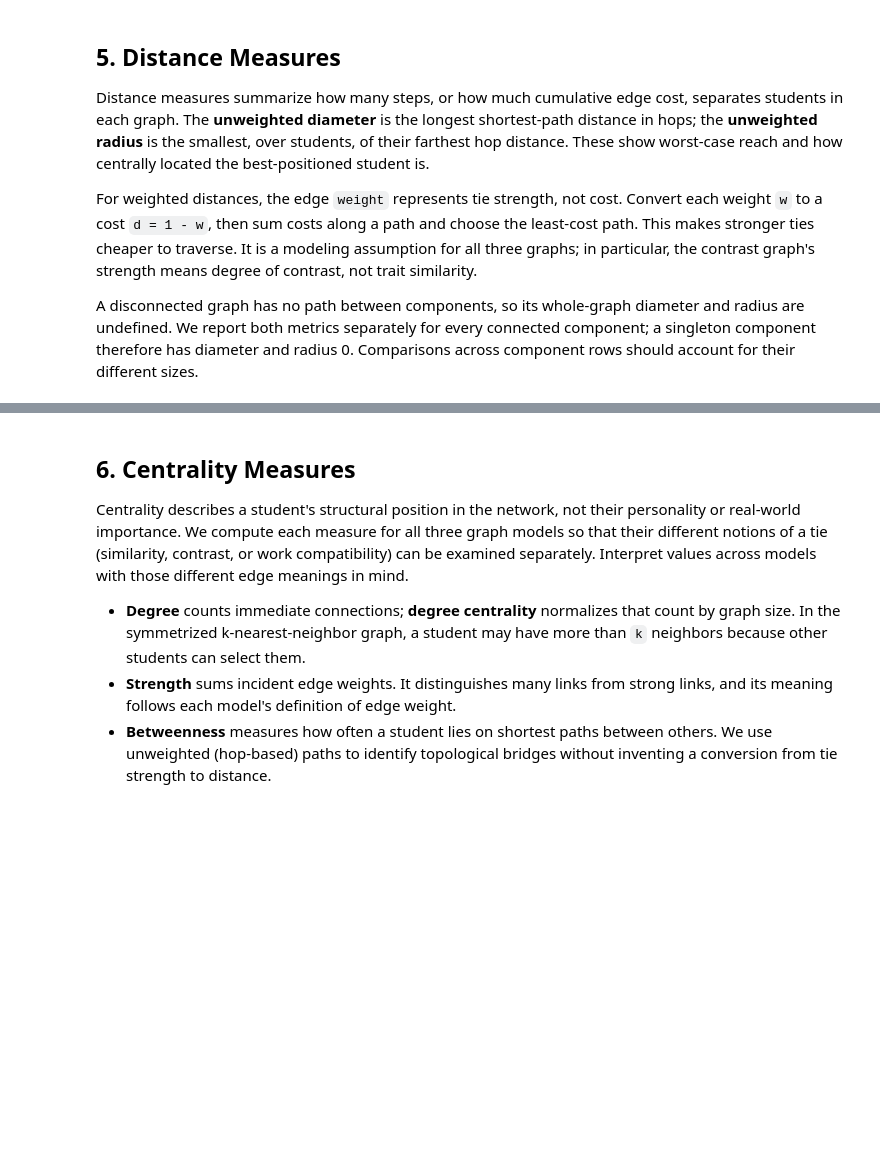
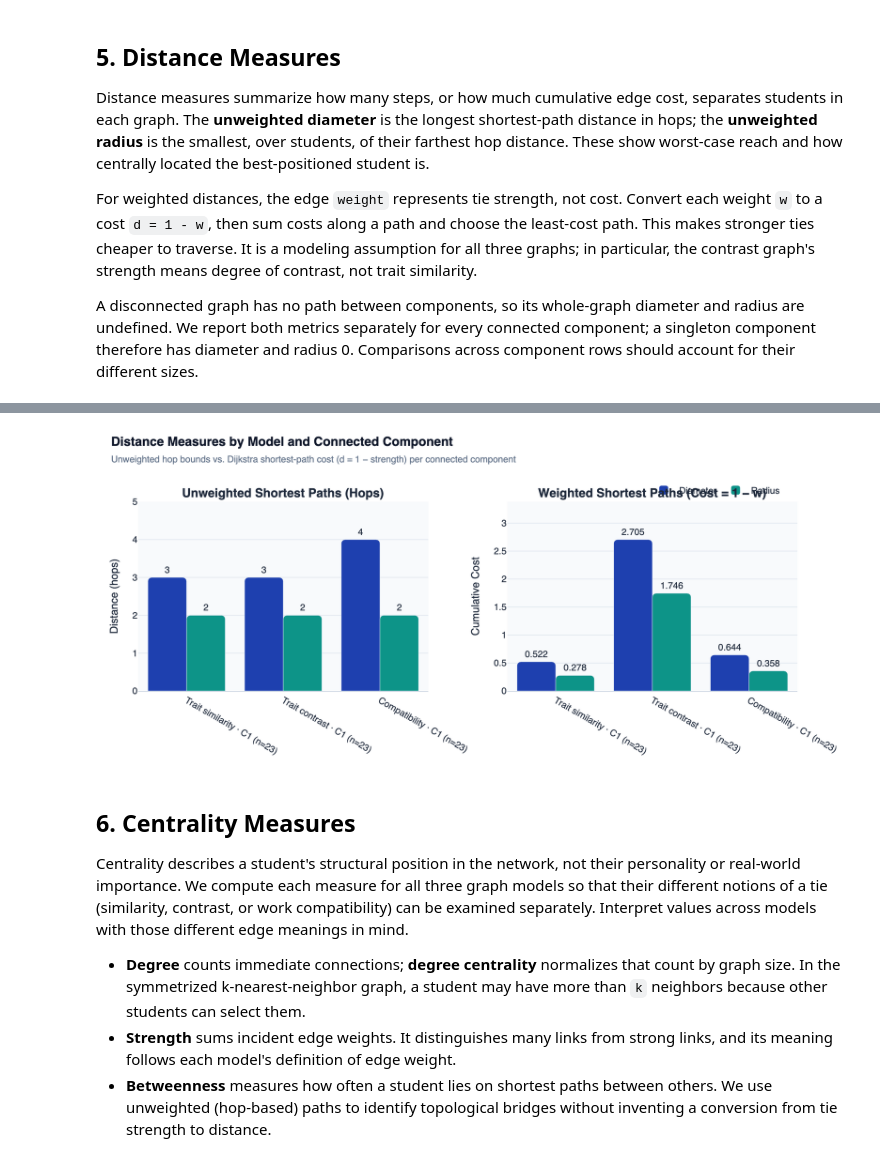
Before and after one commit to Waxguillermo/mbti-graph-analytics, a Jupyter notebook: base_notebook.ipynb, the cells around one changed output, grey strips where cells are left out. Drawn from its saved outputs; the diff is of its cells as text; code cells hidden in the pictures; blank space fills up the shorter version.

```diff
--- a/base_notebook.ipynb
+++ b/base_notebook.ipynb
@@ -590,3 +891,78 @@ plt.show()
+# %%
+# Compare hop distances and strength-derived costs for every connected component.
+distance_plot = distance_results.copy()
+distance_plot["Component label"] = distance_plot.apply(
+    lambda row: f"{row['Model'].replace('Work-group ', '').capitalize()} · C{int(row['Component'])} (n={int(row['Component nodes'])})",
+    axis=1,
+)
+
+fig_dist = make_subplots(
+    rows=1,
+    cols=2,
+    subplot_titles=("<b>Unweighted Shortest Paths (Hops)</b>", "<b>Weighted Shortest Paths (Cost = 1 − w)</b>"),
+    horizontal_spacing=0.12,
+)
+for col_idx, (d_col, r_col, fmt) in enumerate(
+    [
+        ("Diameter (hops)", "Radius (hops)", "{:.0f}"),
+        ("Weighted diameter (sum of 1 - w)", "Weighted radius (sum of 1 - w)", "{:.3f}"),
+    ],
+    start=1,
+):
+    fig_dist.add_trace(
+        go.Bar(
+            x=distance_plot["Component label"],
+            y=distance_plot[d_col],
+            name="Diameter",
+            marker=dict(color="#1E40AF", cornerradius=5),
+            text=[fmt.format(v) for v in distance_plot[d_col]],
+            textposition="outside",
+            showlegend=(col_idx == 1),
+        ),
+        row=1,
+        col=col_idx,
+    )
+    fig_dist.add_trace(
+        go.Bar(
+            x=distance_plot["Component label"],
+            y=distance_plot[r_col],
+            name="Radius",
+            marker=dict(color="#0D9488", cornerradius=5),
+            text=[fmt.format(v) for v in distance_plot[r_col]],
+            textposition="outside",
+            showlegend=(col_idx == 1),
+        ),
+        row=1,
+        col=col_idx,
+    )
+    fig_dist.update_yaxes(
+        title_text="Distance (hops)" if col_idx == 1 else "Cumulative Cost",
+        range=[0, float(distance_plot[d_col].max()) * 1.25],
+        gridcolor="#E2E8F0",
+        row=1,
+        col=col_idx,
+    )
+    fig_dist.update_xaxes(linecolor="#CBD5E1", row=1, col=col_idx)
+
+fig_dist.update_layout(
+    barmode="group",
+    title=dict(
+        text="<b>Distance Measures by Model and Connected Component</b><br><span style='font-size:12px;color:#64748B;font-weight:400'>Unweighted hop bounds vs. Dijkstra shortest-path cost (d = 1 − strength) per connected component</span>",
+        x=0.02,
+        y=0.95,
+        font=dict(size=16.5, color="#0F172A", family="Inter, -apple-system, sans-serif"),
+    ),
+    width=980,
+    height=440,
+    paper_bgcolor="#FFFFFF",
+    plot_bgcolor="#F8FAFC",
+    font=dict(family="Inter, -apple-system, sans-serif", color="#1E293B"),
+    legend=dict(orientation="h", x=0.98, y=1.12, xanchor="right", bgcolor="rgba(255,255,255,0.92)"),
+    margin=dict(l=55, r=30, t=95, b=50),
+)
+fig_dist.show()
+# %% [output]
+[figure, added]
 # %% [markdown]
 ## 6. Centrality Measures
 
```
Also changed, not shown: parts of 9 cells of this notebook.
